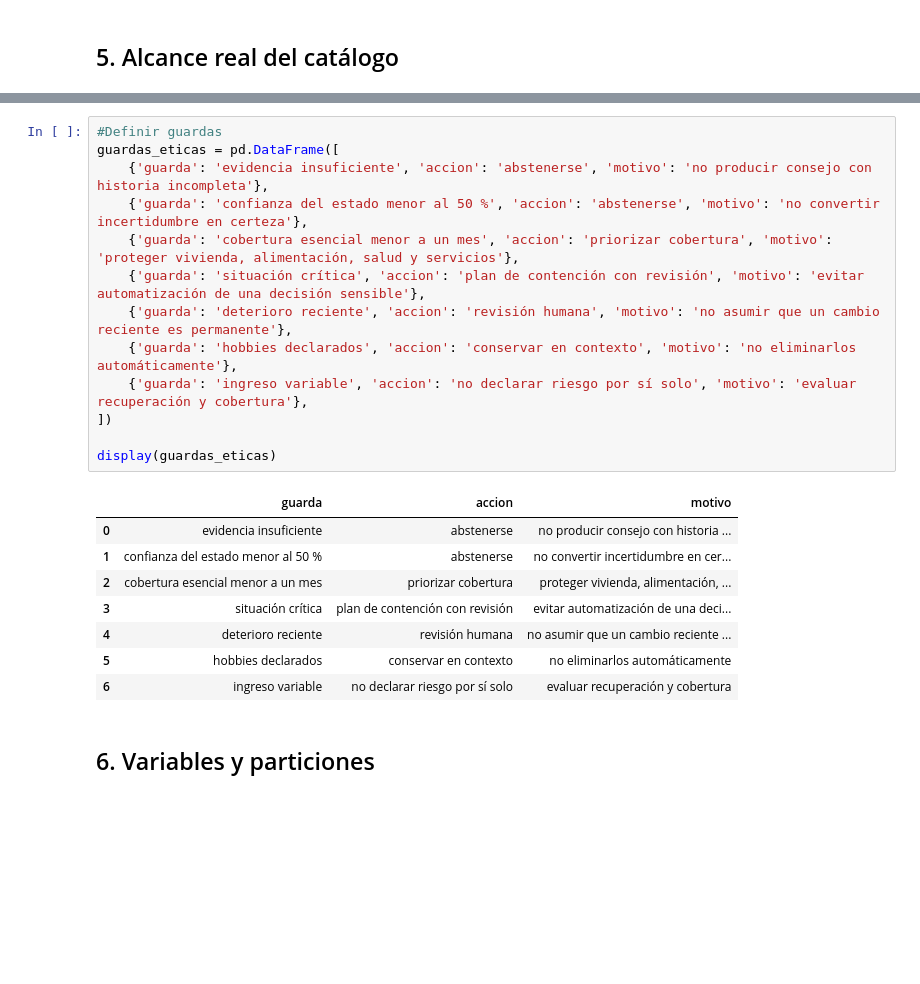
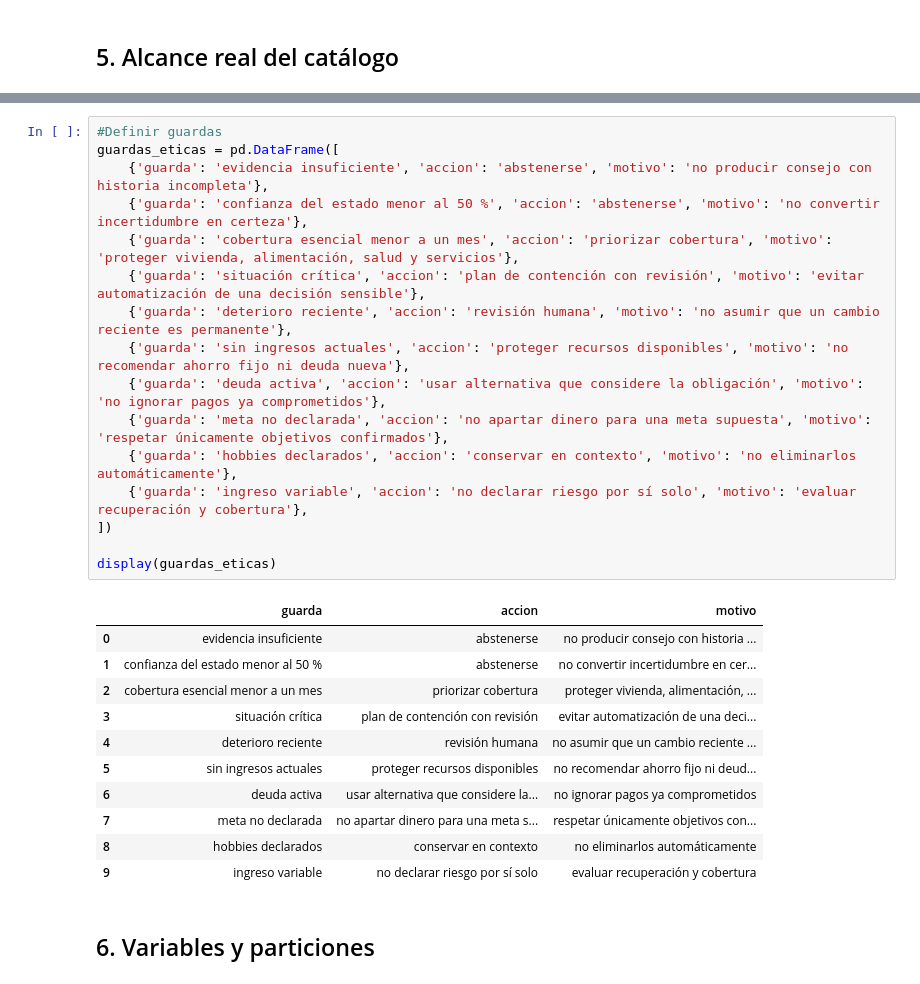
Before and after one commit to No-Country-simulation/G9-LATAM-Team-14, a Jupyter notebook: data-science/fincoach-mvp/Notebooks/05_motor_recomendaciones.ipynb, the cells around one changed output, grey strips where cells are left out. Cells and saved outputs as stored; diff of their text form; blank space fills up the shorter version.

```diff
--- a/data-science/fincoach-mvp/Notebooks/05_motor_recomendaciones.ipynb
+++ b/data-science/fincoach-mvp/Notebooks/05_motor_recomendaciones.ipynb
@@ -256,25 +366,31 @@ assert cobertura_recomendaciones.gt(0).all().all(), 'Alguna recomendación no ap
 # %%
 #Definir guardas
 guardas_eticas = pd.DataFrame([
     {'guarda': 'evidencia insuficiente', 'accion': 'abstenerse', 'motivo': 'no producir consejo con historia incompleta'},
     {'guarda': 'confianza del estado menor al 50 %', 'accion': 'abstenerse', 'motivo': 'no convertir incertidumbre en certeza'},
     {'guarda': 'cobertura esencial menor a un mes', 'accion': 'priorizar cobertura', 'motivo': 'proteger vivienda, alimentación, salud y servicios'},
     {'guarda': 'situación crítica', 'accion': 'plan de contención con revisión', 'motivo': 'evitar automatización de una decisión sensible'},
     {'guarda': 'deterioro reciente', 'accion': 'revisión humana', 'motivo': 'no asumir que un cambio reciente es permanente'},
+    {'guarda': 'sin ingresos actuales', 'accion': 'proteger recursos disponibles', 'motivo': 'no recomendar ahorro fijo ni deuda nueva'},
+    {'guarda': 'deuda activa', 'accion': 'usar alternativa que considere la obligación', 'motivo': 'no ignorar pagos ya comprometidos'},
+    {'guarda': 'meta no declarada', 'accion': 'no apartar dinero para una meta supuesta', 'motivo': 'respetar únicamente objetivos confirmados'},
     {'guarda': 'hobbies declarados', 'accion': 'conservar en contexto', 'motivo': 'no eliminarlos automáticamente'},
     {'guarda': 'ingreso variable', 'accion': 'no declarar riesgo por sí solo', 'motivo': 'evaluar recuperación y cobertura'},
 ])
 
 display(guardas_eticas)
 # %% [output]
 |  | guarda | accion | motivo |
 | 0 | evidencia insuficiente | abstenerse | no producir consejo con historia ... |
 | 1 | confianza del estado menor al 50 % | abstenerse | no convertir incertidumbre en cer... |
 | 2 | cobertura esencial menor a un mes | priorizar cobertura | proteger vivienda, alimentación, ... |
 | 3 | situación crítica | plan de contención con revisión | evitar automatización de una deci... |
 | 4 | deterioro reciente | revisión humana | no asumir que un cambio reciente ... |
-| 5 | hobbies declarados | conservar en contexto | no eliminarlos automáticamente |
-| 6 | ingreso variable | no declarar riesgo por sí solo | evaluar recuperación y cobertura |
+| 5 | sin ingresos actuales | proteger recursos disponibles | no recomendar ahorro fijo ni deud... |
+| 6 | deuda activa | usar alternativa que considere la... | no ignorar pagos ya comprometidos |
+| 7 | meta no declarada | no apartar dinero para una meta s... | respetar únicamente objetivos con... |
+| 8 | hobbies declarados | conservar en contexto | no eliminarlos automáticamente |
+| 9 | ingreso variable | no declarar riesgo por sí solo | evaluar recuperación y cobertura |
 # %% [markdown]
 ## 6. Variables y particiones
 # %%
```
Also changed, not shown: parts of 20 cells of this notebook, 34 other files.
